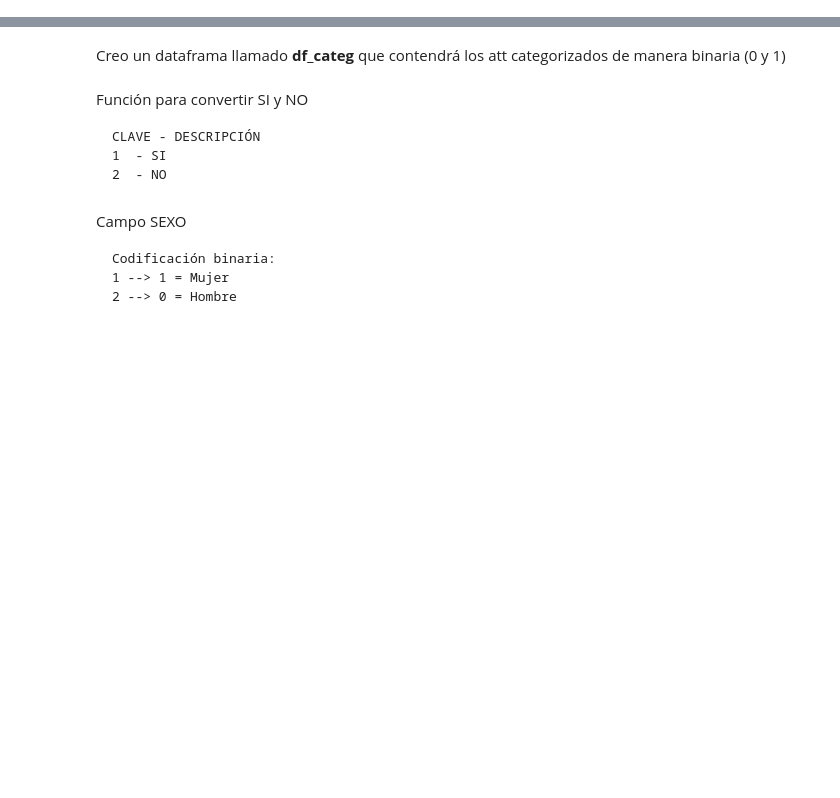
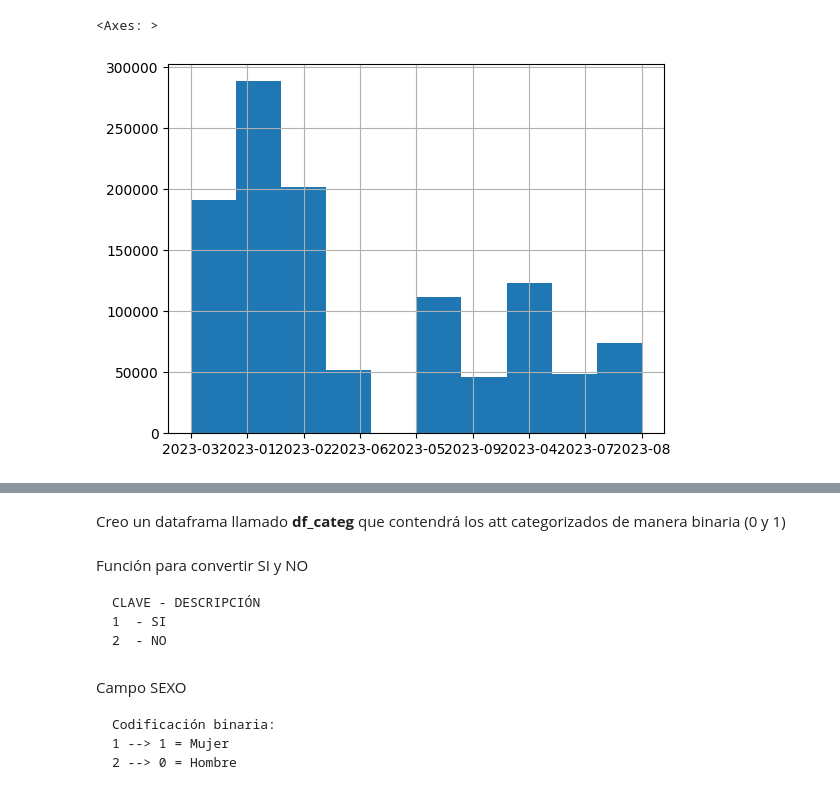
Before and after one commit to Jorgedavid91/ml_project, a Jupyter notebook: ML_Proyecto_Final.ipynb, the cells around one changed output, grey strips where cells are left out. Drawn from its saved outputs; the diff is of its cells as text; code cells hidden in the pictures; blank space fills up the shorter version.

```diff
--- a/ML_Proyecto_Final.ipynb
+++ b/ML_Proyecto_Final.ipynb
@@ -58,0 +223,5 @@ df3 = pd.merge(
+# %%
+df['FECHA_SINTOMAS'].str[:7].hist()
+# %% [output]
+<Axes: >
+[figure, added]
```
Also changed, not shown: parts of 132 cells of this notebook.
